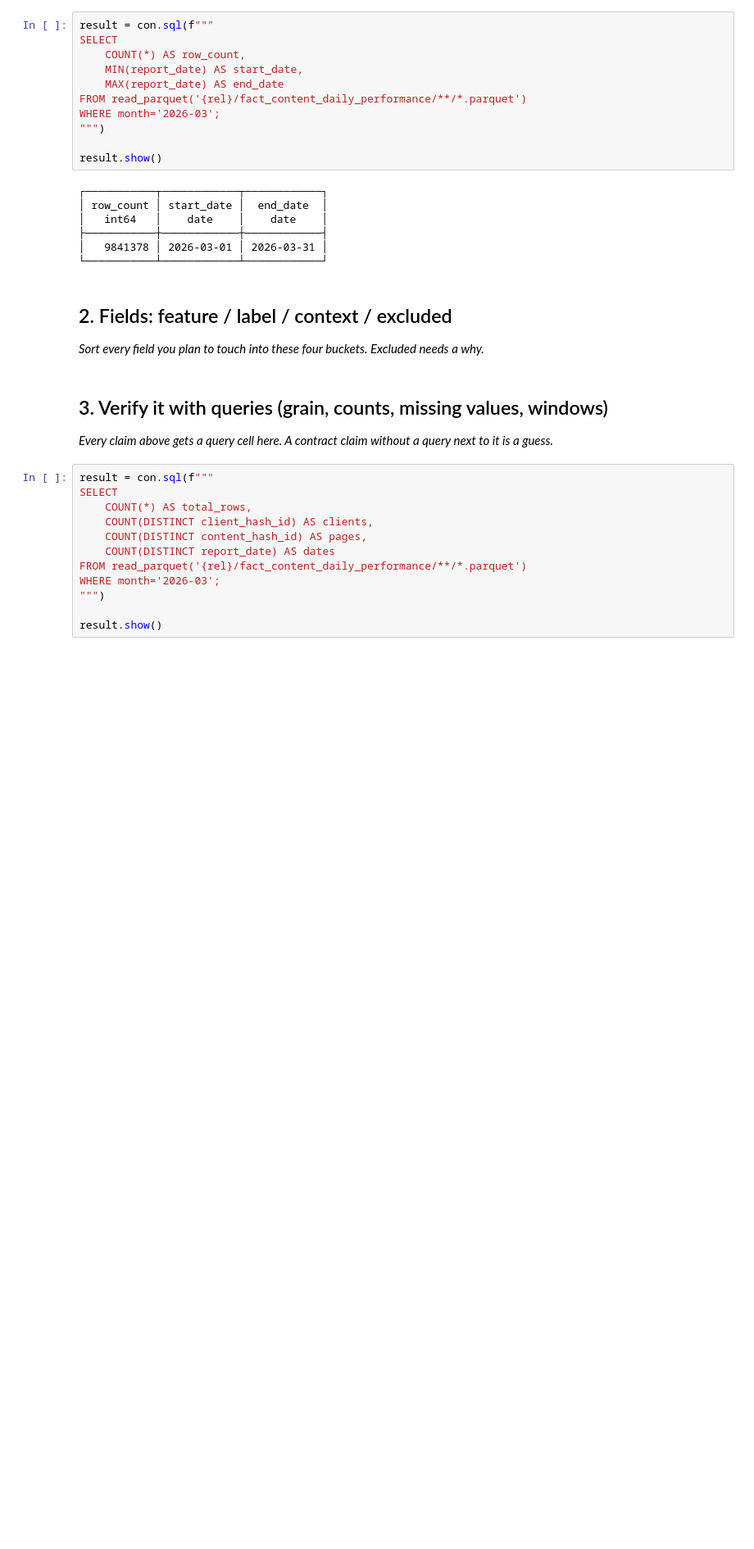
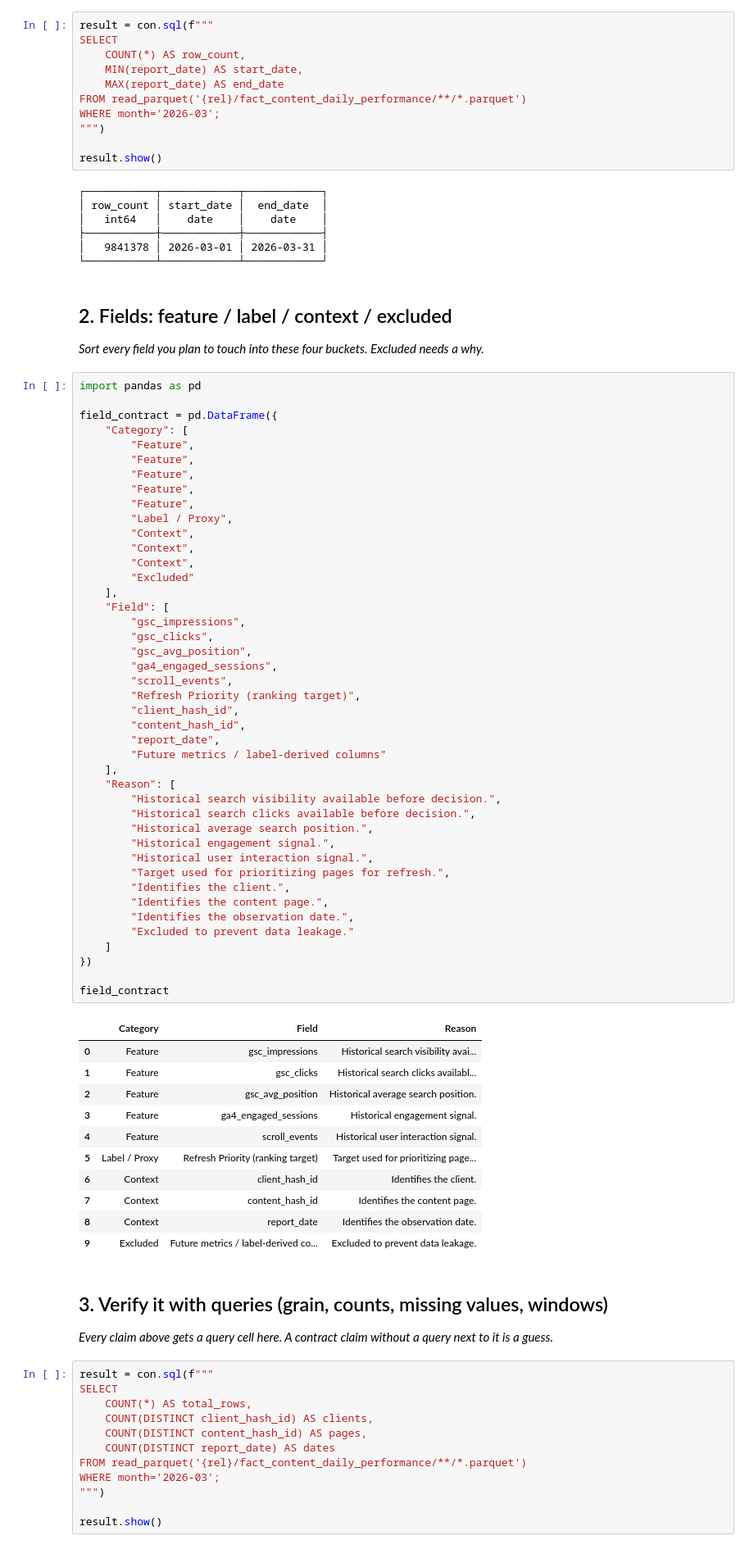
Before and after one commit to Dev-hashh/flyrank-ml-internship-starter, a Jupyter notebook: work/notebooks/w03_data_contract.ipynb, the cells around one changed output. Shown at 82% size. Saved outputs shown, nothing was run; the diff lists cells and outputs as text; blank space fills up the shorter version.

Commit message:
Complete ML-04 data contract and leakage check

```diff
--- a/work/notebooks/w03_data_contract.ipynb
+++ b/work/notebooks/w03_data_contract.ipynb
@@ -82,6 +65,61 @@ result.show()
 ## 2. Fields: feature / label / context / excluded
 
 *Sort every field you plan to touch into these four buckets. Excluded needs a why.*
+# %%
+import pandas as pd
+
+field_contract = pd.DataFrame({
+    "Category": [
+        "Feature",
+        "Feature",
+        "Feature",
+        "Feature",
+        "Feature",
+        "Label / Proxy",
+        "Context",
+        "Context",
+        "Context",
+        "Excluded"
+    ],
+    "Field": [
+        "gsc_impressions",
+        "gsc_clicks",
+        "gsc_avg_position",
+        "ga4_engaged_sessions",
+        "scroll_events",
+        "Refresh Priority (ranking target)",
+        "client_hash_id",
+        "content_hash_id",
+        "report_date",
+        "Future metrics / label-derived columns"
+    ],
+    "Reason": [
+        "Historical search visibility available before decision.",
+        "Historical search clicks available before decision.",
+        "Historical average search position.",
+        "Historical engagement signal.",
+        "Historical user interaction signal.",
+        "Target used for prioritizing pages for refresh.",
+        "Identifies the client.",
+        "Identifies the content page.",
+        "Identifies the observation date.",
+        "Excluded to prevent data leakage."
+    ]
+})
+
+field_contract
+# %% [output]
+|  | Category | Field | Reason |
+| 0 | Feature | gsc_impressions | Historical search visibility avai... |
+| 1 | Feature | gsc_clicks | Historical search clicks availabl... |
+| 2 | Feature | gsc_avg_position | Historical average search position. |
+| 3 | Feature | ga4_engaged_sessions | Historical engagement signal. |
+| 4 | Feature | scroll_events | Historical user interaction signal. |
+| 5 | Label / Proxy | Refresh Priority (ranking target) | Target used for prioritizing page... |
+| 6 | Context | client_hash_id | Identifies the client. |
+| 7 | Context | content_hash_id | Identifies the content page. |
+| 8 | Context | report_date | Identifies the observation date. |
+| 9 | Excluded | Future metrics / label-derived co... | Excluded to prevent data leakage. |
 # %% [markdown]
 ## 3. Verify it with queries (grain, counts, missing values, windows)
 
```
Also changed, not shown: parts of 18 cells of this notebook.
